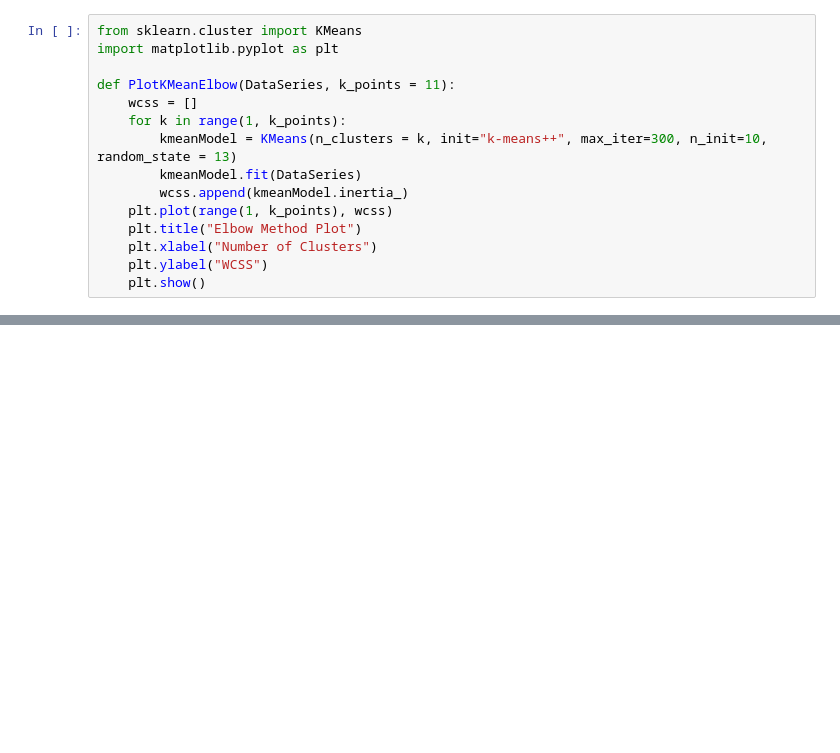
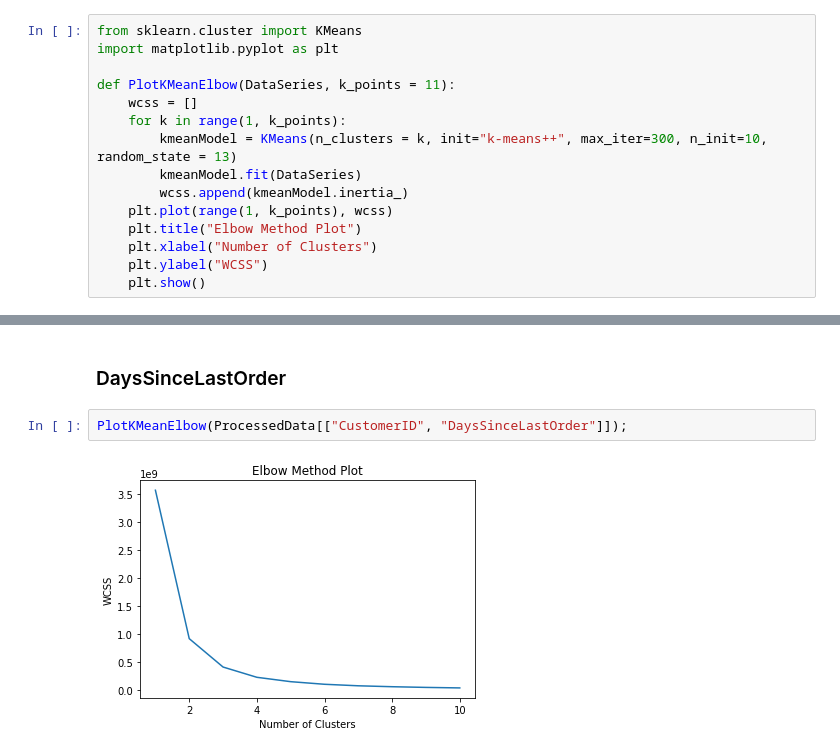
Before and after one commit to NormanHung/Practice-Customer-Segmentation, a Jupyter notebook: Assignment-Customer Segmentation.ipynb, the cells around one changed output, grey strips where cells are left out. Saved outputs shown, nothing was run; the diff lists cells and outputs as text; blank space fills up the shorter version.

```diff
--- a/Assignment-Customer Segmentation.ipynb
+++ b/Assignment-Customer Segmentation.ipynb
@@ -407,0 +446,6 @@ Silhouette Score: 0.6326514219185011
+# %% [markdown]
+### DaysSinceLastOrder
+# %%
+PlotKMeanElbow(ProcessedData[["CustomerID", "DaysSinceLastOrder"]]);
+# %% [output]
+[figure, added]
```
Also changed, not shown: parts of 41 cells of this notebook.
